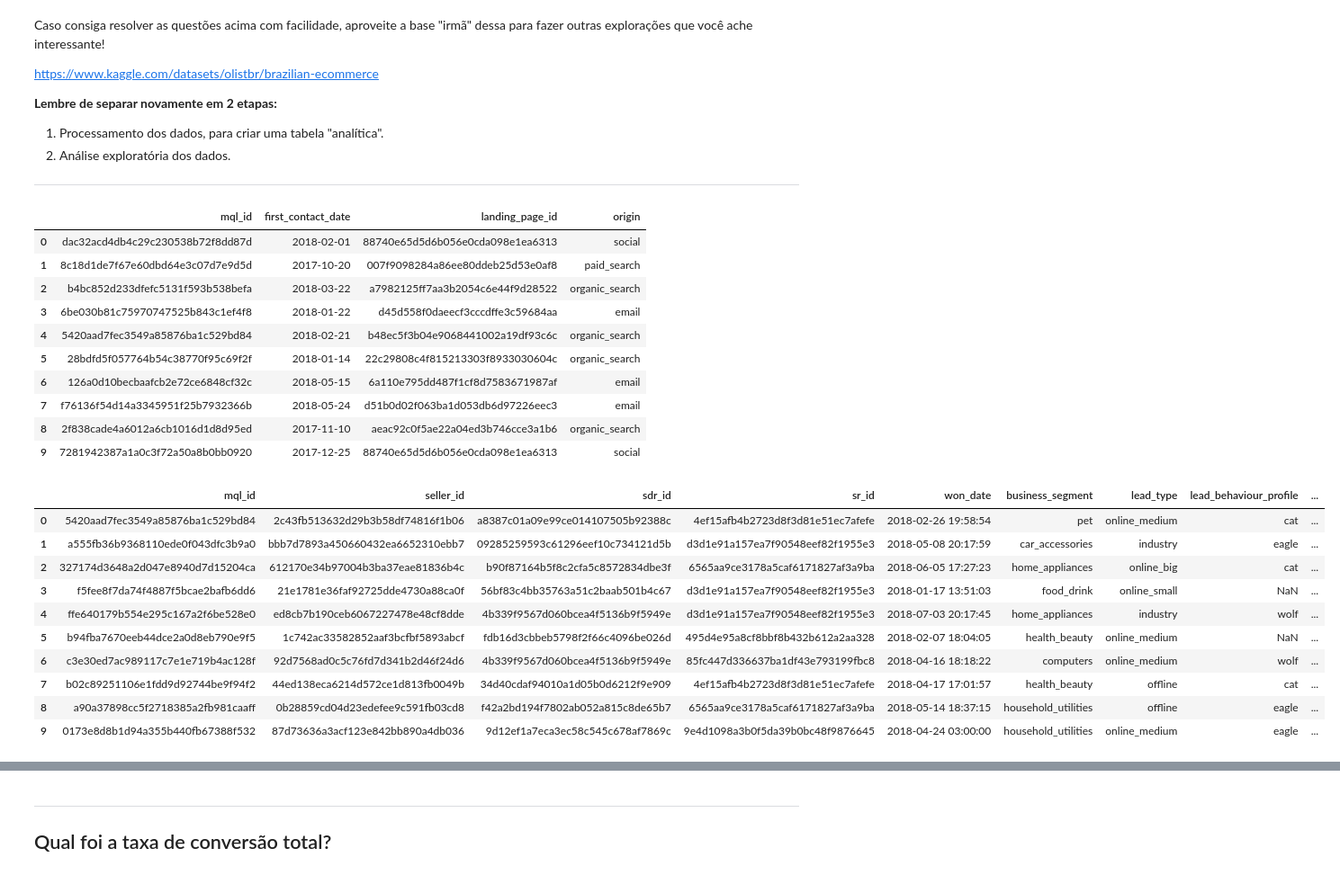
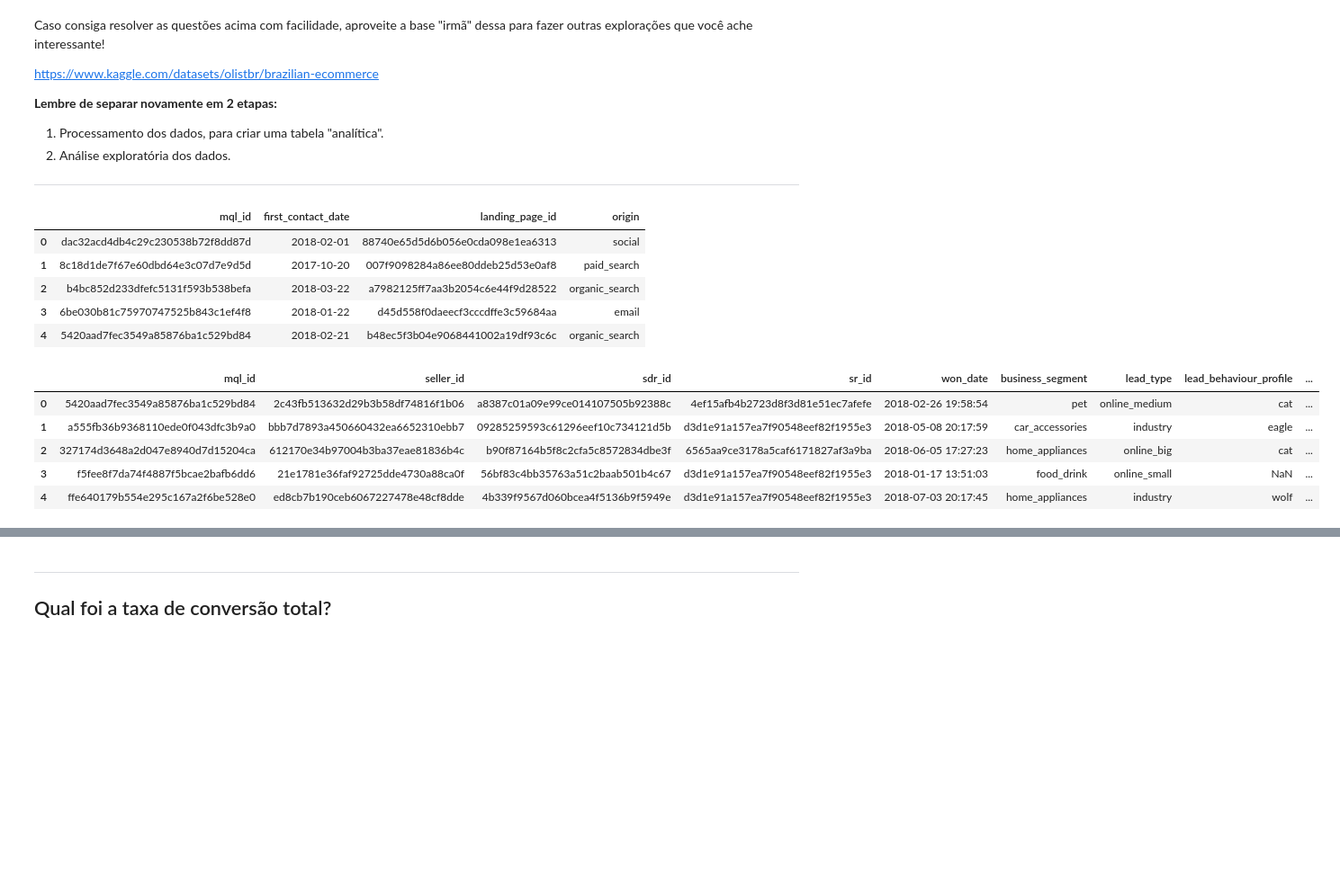
Before and after one commit to dehscardoso/projeto-lets-boti, a Jupyter notebook: olist_mkt_funnel/olist_mkt_funnel.ipynb, the cells around one changed output, grey strips where cells are left out. Shown at 90% size. Drawn from its saved outputs; the diff is of its cells as text; code cells hidden in the pictures; blank space fills up the shorter version.

```diff
--- a/olist_mkt_funnel/olist_mkt_funnel.ipynb
+++ b/olist_mkt_funnel/olist_mkt_funnel.ipynb
@@ -40,8 +59,8 @@ closed_deals_df = pd.read_csv('data\olist_closed_deals_dataset.csv')
 # configurando valor máximo de observações para 200
 pd.set_option('display.max_rows', 200)
 # %%
-# 10 primeiras observações do dataframe de marketing lead
-mkt_leads_df.head(10)
+# primeiras observações do dataframe de marketing lead
+mkt_leads_df.head()
 # %% [output]
 |  | mql_id | first_contact_date | landing_page_id | origin |
 | 0 | dac32acd4db4c29c230538b72f8dd87d | 2018-02-01 | 88740e65d5d6b056e0cda098e1ea6313 | social |
@@ -49,26 +68,16 @@ mkt_leads_df.head(10)
 | 2 | b4bc852d233dfefc5131f593b538befa | 2018-03-22 | a7982125ff7aa3b2054c6e44f9d28522 | organic_search |
 | 3 | 6be030b81c75970747525b843c1ef4f8 | 2018-01-22 | d45d558f0daeecf3cccdffe3c59684aa | email |
 | 4 | 5420aad7fec3549a85876ba1c529bd84 | 2018-02-21 | b48ec5f3b04e9068441002a19df93c6c | organic_search |
-| 5 | 28bdfd5f057764b54c38770f95c69f2f | 2018-01-14 | 22c29808c4f815213303f8933030604c | organic_search |
-| 6 | 126a0d10becbaafcb2e72ce6848cf32c | 2018-05-15 | 6a110e795dd487f1cf8d7583671987af | email |
-| 7 | f76136f54d14a3345951f25b7932366b | 2018-05-24 | d51b0d02f063ba1d053db6d97226eec3 | email |
-| 8 | 2f838cade4a6012a6cb1016d1d8d95ed | 2017-11-10 | aeac92c0f5ae22a04ed3b746cce3a1b6 | organic_search |
-| 9 | 7281942387a1a0c3f72a50a8b0bb0920 | 2017-12-25 | 88740e65d5d6b056e0cda098e1ea6313 | social |
 # %%
-# 10 primeiras observações do dataframe de acordos firmados
-closed_deals_df.head(10)
+# primeiras observações do dataframe de acordos firmados
+closed_deals_df.head()
 # %% [output]
 |  | mql_id | seller_id | sdr_id | sr_id | won_date | business_segment | lead_type | lead_behaviour_profile | ... |
 | 0 | 5420aad7fec3549a85876ba1c529bd84 | 2c43fb513632d29b3b58df74816f1b06 | a8387c01a09e99ce014107505b92388c | 4ef15afb4b2723d8f3d81e51ec7afefe | 2018-02-26 19:58:54 | pet | online_medium | cat | ... |
 | 1 | a555fb36b9368110ede0f043dfc3b9a0 | bbb7d7893a450660432ea6652310ebb7 | 09285259593c61296eef10c734121d5b | d3d1e91a157ea7f90548eef82f1955e3 | 2018-05-08 20:17:59 | car_accessories | industry | eagle | ... |
 | 2 | 327174d3648a2d047e8940d7d15204ca | 612170e34b97004b3ba37eae81836b4c | b90f87164b5f8c2cfa5c8572834dbe3f | 6565aa9ce3178a5caf6171827af3a9ba | 2018-06-05 17:27:23 | home_appliances | online_big | cat | ... |
 | 3 | f5fee8f7da74f4887f5bcae2bafb6dd6 | 21e1781e36faf92725dde4730a88ca0f | 56bf83c4bb35763a51c2baab501b4c67 | d3d1e91a157ea7f90548eef82f1955e3 | 2018-01-17 13:51:03 | food_drink | online_small | NaN | ... |
 | 4 | ffe640179b554e295c167a2f6be528e0 | ed8cb7b190ceb6067227478e48cf8dde | 4b339f9567d060bcea4f5136b9f5949e | d3d1e91a157ea7f90548eef82f1955e3 | 2018-07-03 20:17:45 | home_appliances | industry | wolf | ... |
-| 5 | b94fba7670eeb44dce2a0d8eb790e9f5 | 1c742ac33582852aaf3bcfbf5893abcf | fdb16d3cbbeb5798f2f66c4096be026d | 495d4e95a8cf8bbf8b432b612a2aa328 | 2018-02-07 18:04:05 | health_beauty | online_medium | NaN | ... |
-| 6 | c3e30ed7ac989117c7e1e719b4ac128f | 92d7568ad0c5c76fd7d341b2d46f24d6 | 4b339f9567d060bcea4f5136b9f5949e | 85fc447d336637ba1df43e793199fbc8 | 2018-04-16 18:18:22 | computers | online_medium | wolf | ... |
-| 7 | b02c89251106e1fdd9d92744be9f94f2 | 44ed138eca6214d572ce1d813fb0049b | 34d40cdaf94010a1d05b0d6212f9e909 | 4ef15afb4b2723d8f3d81e51ec7afefe | 2018-04-17 17:01:57 | health_beauty | offline | cat | ... |
-| 8 | a90a37898cc5f2718385a2fb981caaff | 0b28859cd04d23edefee9c591fb03cd8 | f42a2bd194f7802ab052a815c8de65b7 | 6565aa9ce3178a5caf6171827af3a9ba | 2018-05-14 18:37:15 | household_utilities | offline | eagle | ... |
-| 9 | 0173e8d8b1d94a355b440fb67388f532 | 87d73636a3acf123e842bb890a4db036 | 9d12ef1a7eca3ec58c545c678af7869c | 9e4d1098a3b0f5da39b0bc48f9876645 | 2018-04-24 03:00:00 | household_utilities | online_medium | eagle | ... |
 # %%
 # Combinando os dataframes
 mqls = pd.merge(mkt_leads_df, closed_deals_df, on='mql_id', how='left')
```
Also changed, not shown: parts of 11 cells of this notebook, 3 other files.
